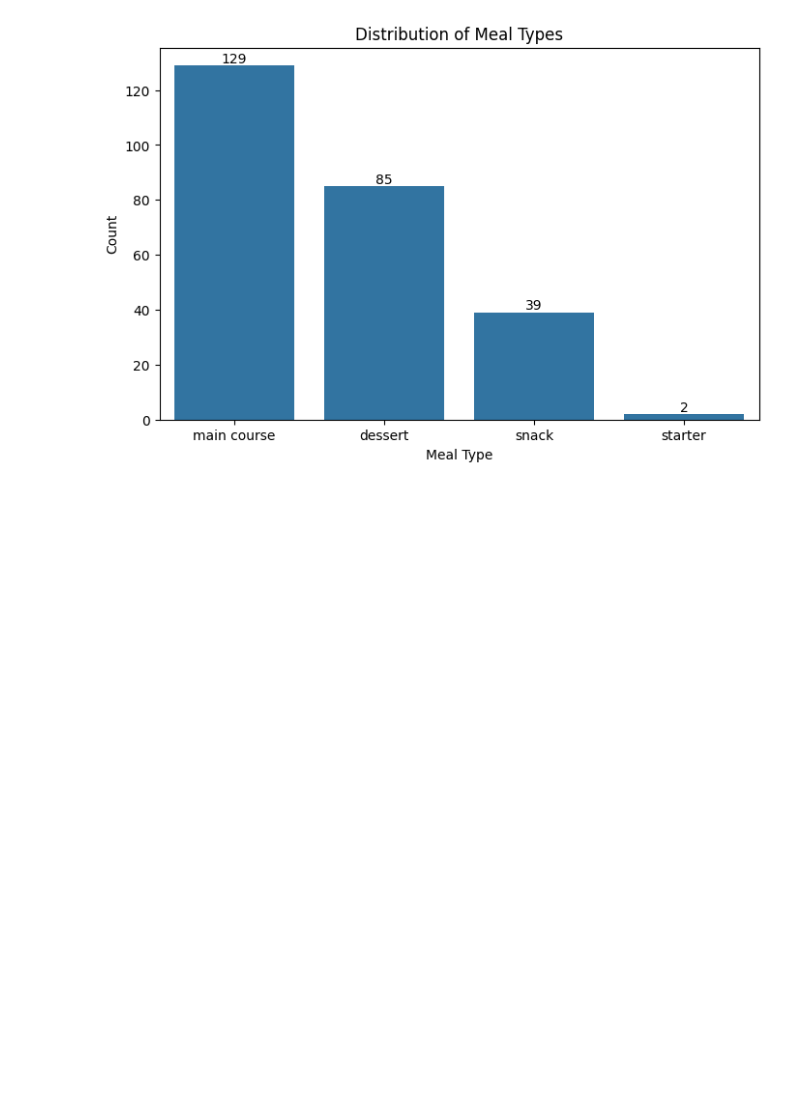
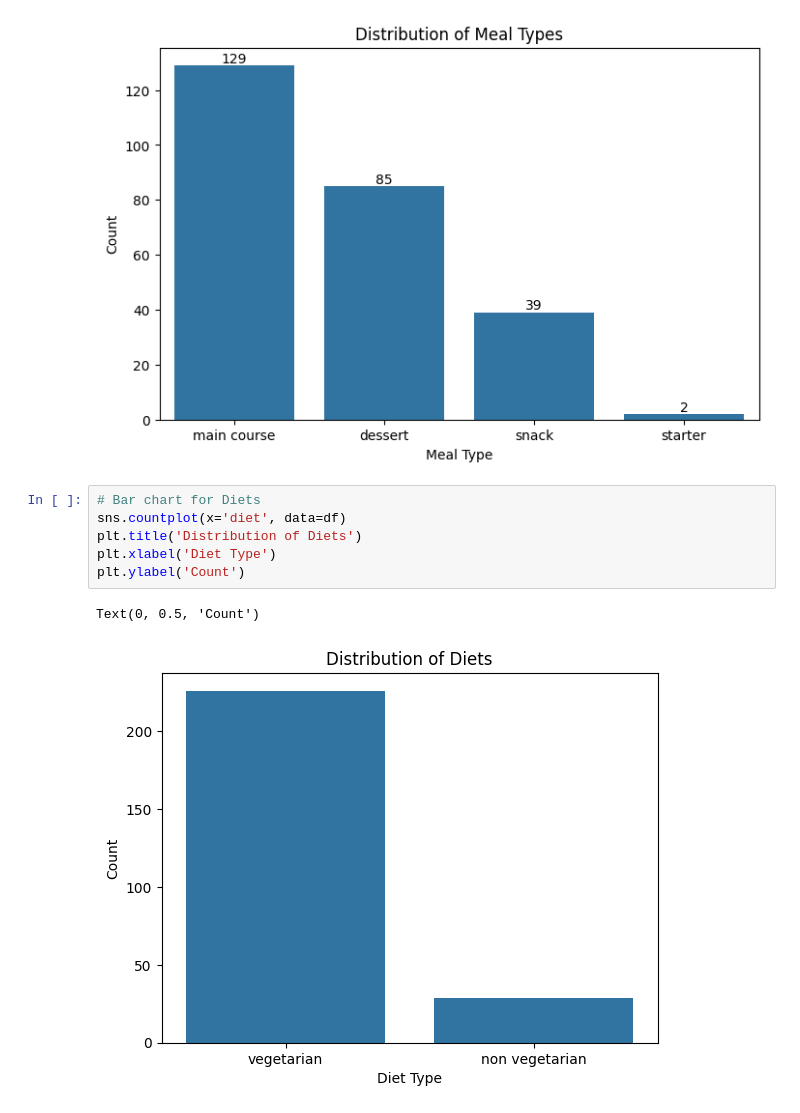
Before and after one commit to anabasalo/ml-portfolio, a Jupyter notebook: Indian_Food.ipynb, the cells around one changed output. Drawn from its saved outputs; the diff is of its cells as text; blank space fills up the shorter version.

Commit message:
chart for diets (#20)
Signed-off-by: Ana Basalo <ana.luiza.basalo@gmail.com>

```diff
--- a/Indian_Food.ipynb
+++ b/Indian_Food.ipynb
@@ -105,3 +105,12 @@ for index, value in enumerate(df['course'].value_counts()):
     plt.text(index, value, str(value), ha='center', va='bottom')
 # %% [output]
 [figure]
+# %%
+# Bar chart for Diets
+sns.countplot(x='diet', data=df)
+plt.title('Distribution of Diets')
+plt.xlabel('Diet Type')
+plt.ylabel('Count')
+# %% [output]
+Text(0, 0.5, 'Count')
+[figure, added]
```
